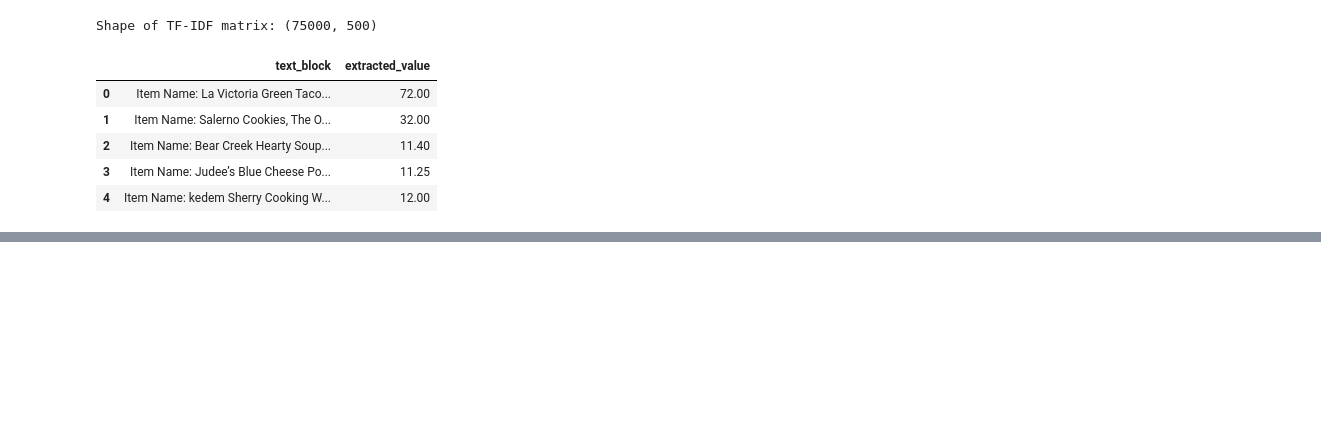
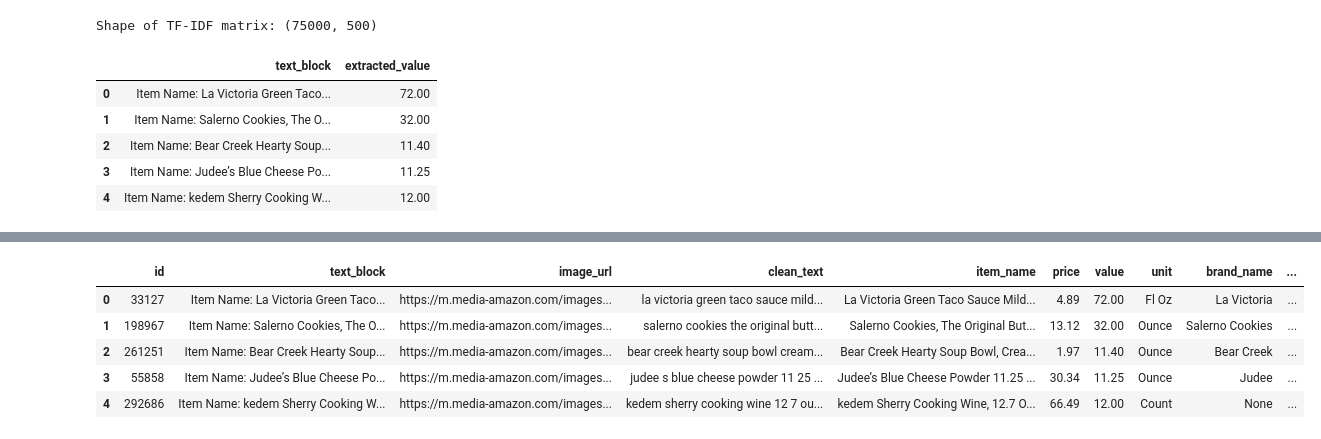
Before and after one commit to Shailja12326646/AI_AGENTS, a Jupyter notebook: price_prediction.ipynb, the cells around one changed output, grey strips where cells are left out. Saved outputs shown, nothing was run; the diff lists cells and outputs as text; code cells hidden in the pictures; blank space fills up the shorter version.

```diff
--- a/price_prediction.ipynb
+++ b/price_prediction.ipynb
@@ -160,0 +237,19 @@ df.head(10)
+# %%
+from rapidfuzz import process, fuzz
+
+unique_brands = df['brand_norm'].dropna().unique().tolist()
+canonical_map = {}
+
+for b in unique_brands:
+    if canonical_map:
+        match, score, _ = process.extractOne(
+            b, canonical_map.keys(), scorer=fuzz.ratio
+        )
+        if score >= 90:
+            canonical_map[b] = canonical_map[match]
+        else:
+            canonical_map[b] = b
+    else:
+        canonical_map[b] = b
+
+df['brand_clean'] = df['brand_norm'].map(canonical_map)
@@ -160,0 +309,11 @@ df.head(10)
+# %%
+!pip install spacy
+import spacy
+nlp = spacy.load("en_core_web_sm")
+
+def get_product_keywords(name):
+    doc = nlp(name)
+    keywords = [ent.text for ent in doc.ents if ent.label_ in ['PRODUCT']]
+    return keywords if keywords else None
+
+df['product_keywords'] = df['item_name_clean'].apply(get_product_keywords)
@@ -160,0 +356,14 @@ df.head(10)
+# %%
+
+selected_columns = ['id','text_block','image_url','clean_text','item_name','price','value','unit','brand_name','product_name','smart_product_name','ingredients','brand_clean']
+
+data = df[selected_columns]
+# %%
+data.head()
+# %% [output]
+|  | id | text_block | image_url | clean_text | item_name | price | value | unit | brand_name | ... |
+| 0 | 33127 | Item Name: La Victoria Green Taco... | https://m.media-amazon.com/images... | la victoria green taco sauce mild... | La Victoria Green Taco Sauce Mild... | 4.89 | 72.00 | Fl Oz | La Victoria | ... |
+| 1 | 198967 | Item Name: Salerno Cookies, The O... | https://m.media-amazon.com/images... | salerno cookies the original butt... | Salerno Cookies, The Original But... | 13.12 | 32.00 | Ounce | Salerno Cookies | ... |
+| 2 | 261251 | Item Name: Bear Creek Hearty Soup... | https://m.media-amazon.com/images... | bear creek hearty soup bowl cream... | Bear Creek Hearty Soup Bowl, Crea... | 1.97 | 11.40 | Ounce | Bear Creek | ... |
+| 3 | 55858 | Item Name: Judee’s Blue Cheese Po... | https://m.media-amazon.com/images... | judee s blue cheese powder 11 25 ... | Judee’s Blue Cheese Powder 11.25 ... | 30.34 | 11.25 | Ounce | Judee | ... |
+| 4 | 292686 | Item Name: kedem Sherry Cooking W... | https://m.media-amazon.com/images... | kedem sherry cooking wine 12 7 ou... | kedem Sherry Cooking Wine, 12.7 O... | 66.49 | 12.00 | Count | None | ... |
```
Also changed, not shown: parts of 39 cells of this notebook, 1 other file.
